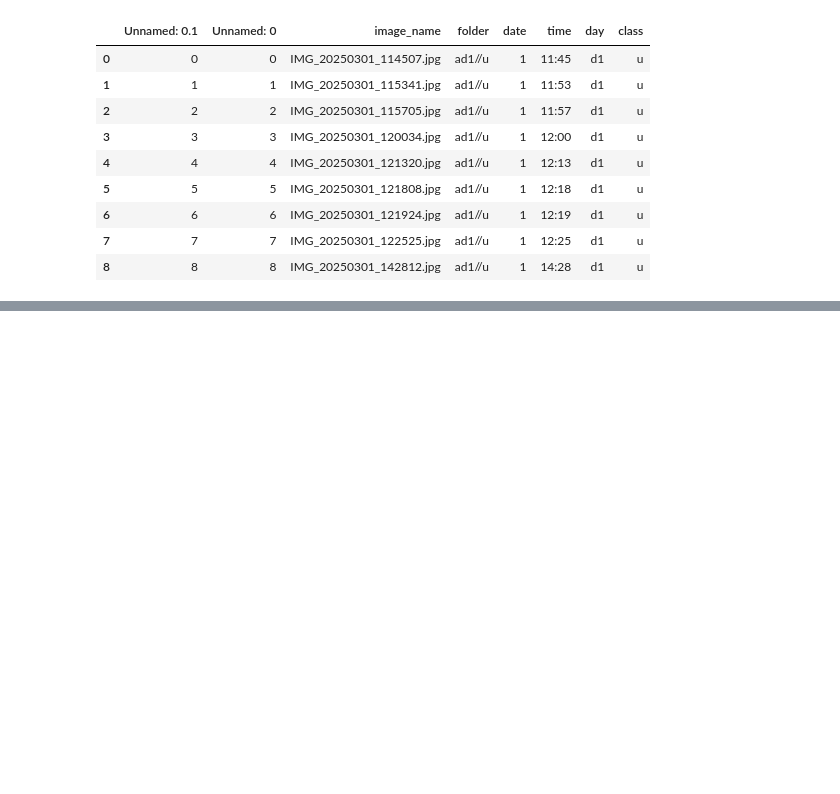
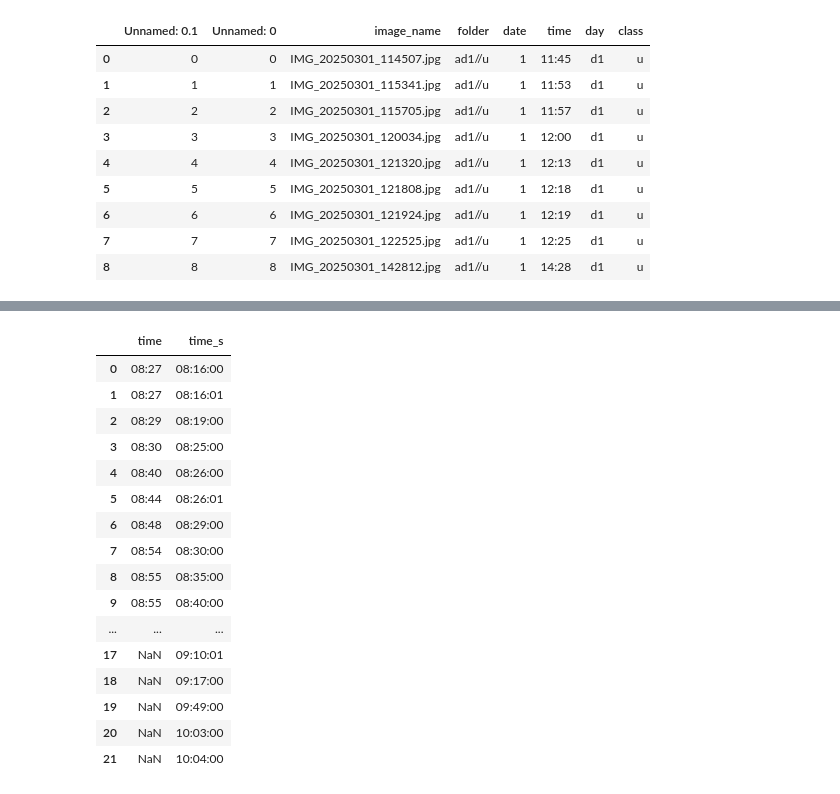
Before and after one commit to Avadh-Ladani-0/Plant-health-Classification, a Jupyter notebook: Map.ipynb, the cells around one changed output, grey strips where cells are left out. Drawn from its saved outputs; the diff is of its cells as text; code cells hidden in the pictures; blank space fills up the shorter version.

```diff
--- a/Map.ipynb
+++ b/Map.ipynb
@@ -63,0 +199,29 @@ merge_df[['time','time_s']]
+# %%
+ud4_sp=sp[(sp['day_s']=='d4') & (sp['class_s']=='u')]
+ud4_sp=ud4_sp.sort_values(by='time_s')
+ud4_sp=ud4_sp.reset_index(drop=True)
+
+ud4_id=id[(id['day']=='d4') & (id['class']=='u')]
+ud4_id=ud4_id.sort_values(by='time')
+ud4_id=ud4_id.reset_index(drop=True)
+
+ud4=pd.concat([ud4_sp,ud4_id],axis=1)
+ud4[['time','time_s']]
+# %% [output]
+|  | time | time_s |
+| 0 | 08:27 | 08:16:00 |
+| 1 | 08:27 | 08:16:01 |
+| 2 | 08:29 | 08:19:00 |
+| 3 | 08:30 | 08:25:00 |
+| 4 | 08:40 | 08:26:00 |
+| 5 | 08:44 | 08:26:01 |
+| 6 | 08:48 | 08:29:00 |
+| 7 | 08:54 | 08:30:00 |
+| 8 | 08:55 | 08:35:00 |
+| 9 | 08:55 | 08:40:00 |
+| ... | ... | ... |
+| 17 | NaN | 09:10:01 |
+| 18 | NaN | 09:17:00 |
+| 19 | NaN | 09:49:00 |
+| 20 | NaN | 10:03:00 |
+| 21 | NaN | 10:04:00 |
```
Also changed, not shown: parts of 14 cells of this notebook, 1 other file.
